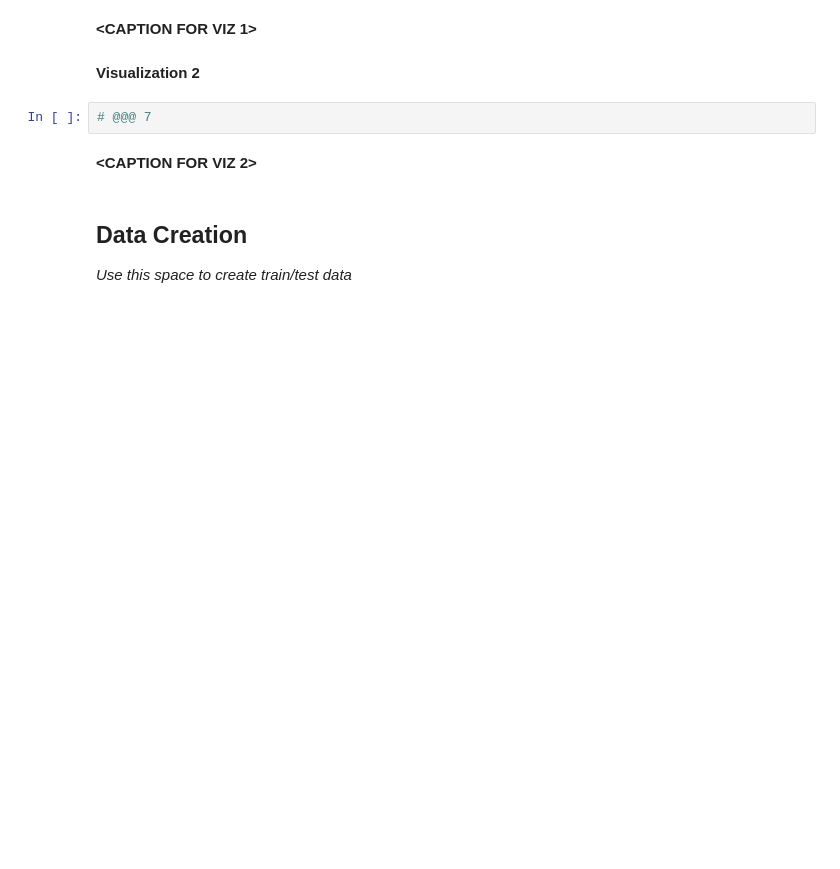
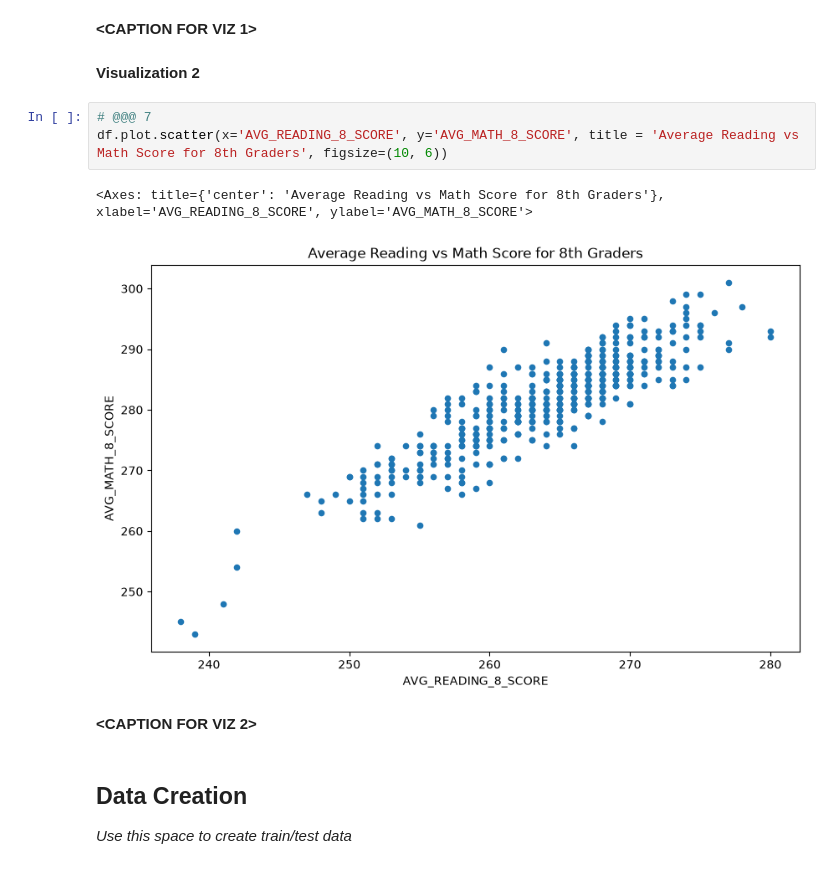
Before and after one commit to serenatasu/MDST-Onboarding, a Jupyter notebook: tutorial1/checkpoint1.ipynb, the cells around one changed output. Drawn from its saved outputs; the diff is of its cells as text; blank space fills up the shorter version.

```diff
--- a/tutorial1/checkpoint1.ipynb
+++ b/tutorial1/checkpoint1.ipynb
@@ -222,8 +298,12 @@ Investigate the relationship between your chosen response variable and at least
 **<CAPTION FOR VIZ 1>**
 # %% [markdown]
 **Visualization 2**
-# %%
-# @@@ 7
+# %%
+# @@@ 7
+df.plot.scatter(x='AVG_READING_8_SCORE', y='AVG_MATH_8_SCORE', title = 'Average Reading vs Math Score for 8th Graders', figsize=(10, 6))
+# %% [output]
+<Axes: title={'center': 'Average Reading vs Math Score for 8th Graders'}, xlabel='AVG_READING_8_SCORE', ylabel='AVG_MATH_8_SCORE'>
+[figure, added]
 # %% [markdown]
 **<CAPTION FOR VIZ 2>**
 # %% [markdown]
```
Also changed, not shown: parts of 21 cells of this notebook.
